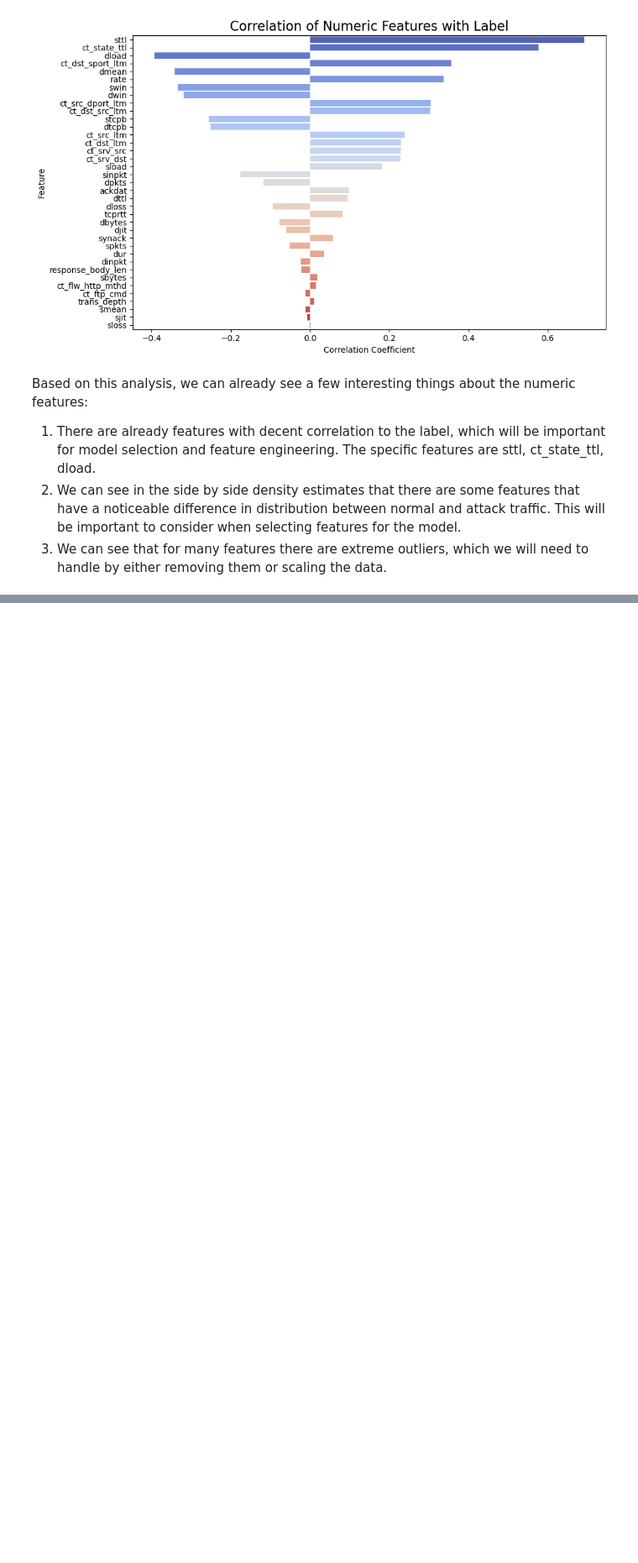
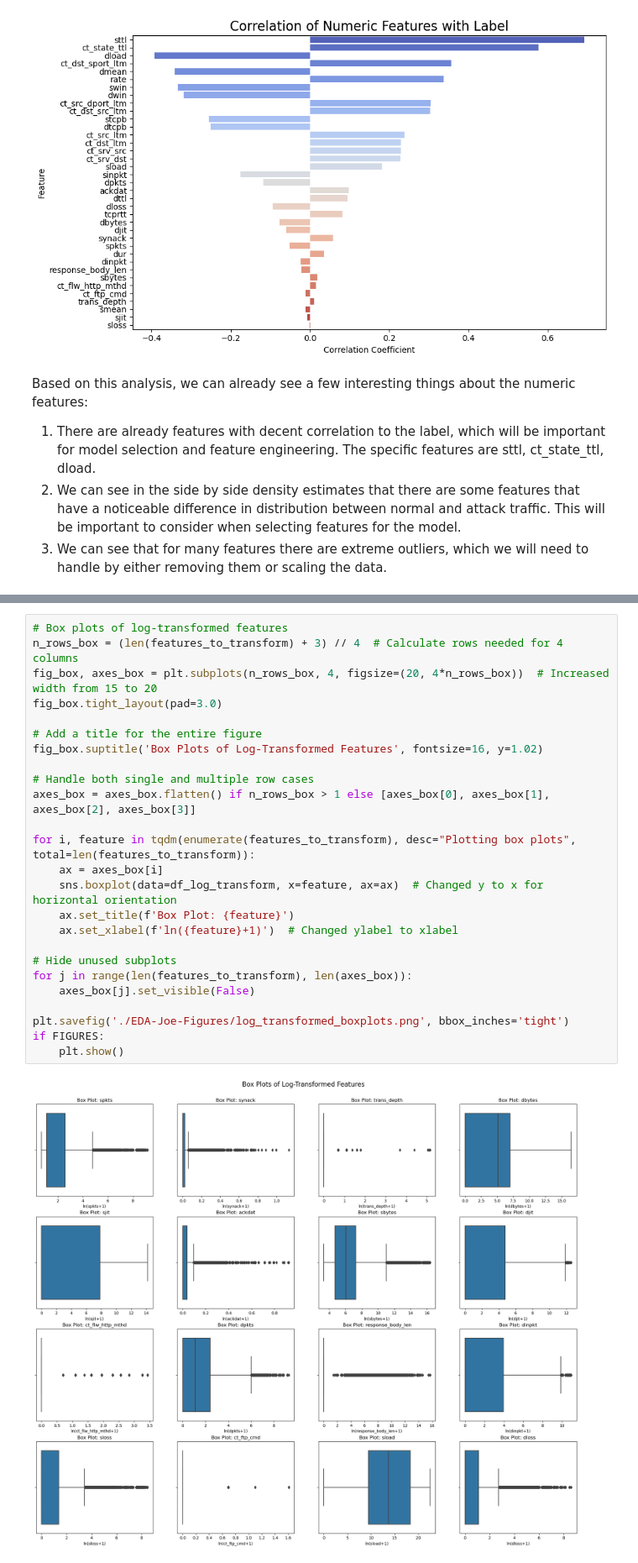
Before and after one commit to joe-broder15/ML-Intrusion-Detection, a Jupyter notebook: notebooks/EDA-Joe.ipynb, the cells around one changed output, grey strips where cells are left out. Shown at 84% size. Saved outputs shown, nothing was run; the diff lists cells and outputs as text; blank space fills up the shorter version.

```diff
--- a/notebooks/EDA-Joe.ipynb
+++ b/notebooks/EDA-Joe.ipynb
@@ -234,0 +406,27 @@ Based on this analysis, we can already see a few interesting things about the nu
+# %%
+# Box plots of log-transformed features
+n_rows_box = (len(features_to_transform) + 3) // 4  # Calculate rows needed for 4 columns
+fig_box, axes_box = plt.subplots(n_rows_box, 4, figsize=(20, 4*n_rows_box))  # Increased width from 15 to 20
+fig_box.tight_layout(pad=3.0)
+
+# Add a title for the entire figure
+fig_box.suptitle('Box Plots of Log-Transformed Features', fontsize=16, y=1.02)
+
+# Handle both single and multiple row cases
+axes_box = axes_box.flatten() if n_rows_box > 1 else [axes_box[0], axes_box[1], axes_box[2], axes_box[3]]
+
+for i, feature in tqdm(enumerate(features_to_transform), desc="Plotting box plots", total=len(features_to_transform)):
+    ax = axes_box[i]
+    sns.boxplot(data=df_log_transform, x=feature, ax=ax)  # Changed y to x for horizontal orientation
+    ax.set_title(f'Box Plot: {feature}')
+    ax.set_xlabel(f'ln({feature}+1)')  # Changed ylabel to xlabel
+
+# Hide unused subplots
+for j in range(len(features_to_transform), len(axes_box)):
+    axes_box[j].set_visible(False)
+
+plt.savefig('./EDA-Joe-Figures/log_transformed_boxplots.png', bbox_inches='tight')
+if FIGURES:
+    plt.show()
+# %% [output]
+[figure, added]
```
Also changed, not shown: parts of 16 cells of this notebook, 1 other file.
